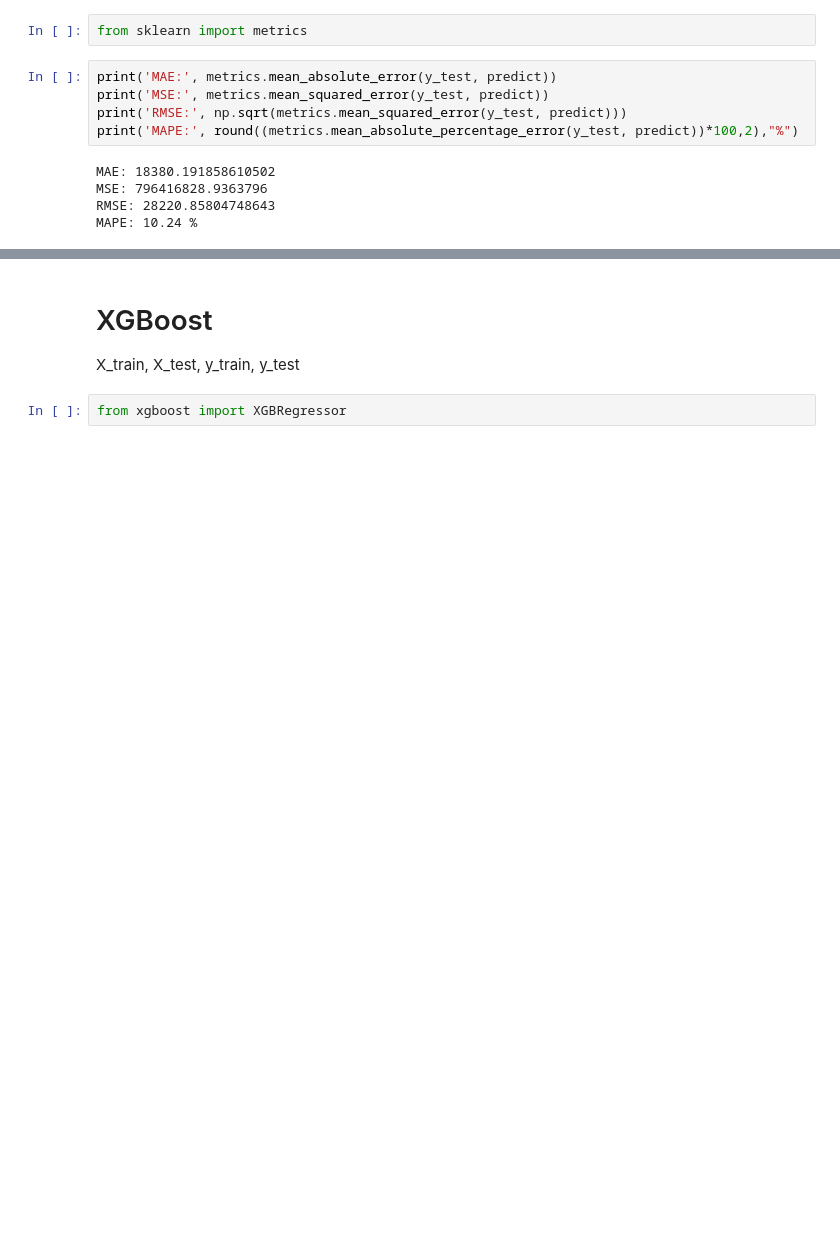
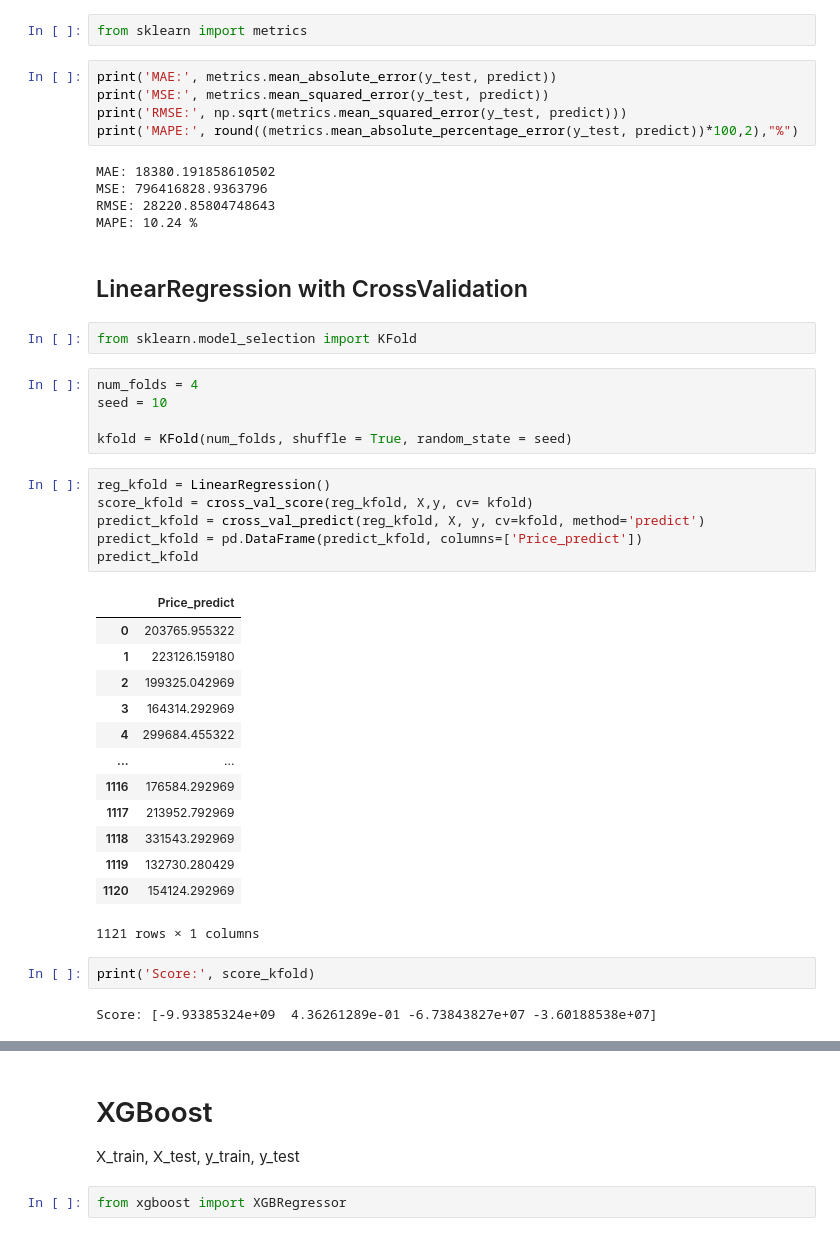
Before and after one commit to ptg1995/kaggle_predict_price_houses, a Jupyter notebook: price houses analisys.ipynb, the cells around one changed output, grey strips where cells are left out. Drawn from its saved outputs; the diff is of its cells as text; blank space fills up the shorter version.

```diff
--- a/price houses analisys.ipynb
+++ b/price houses analisys.ipynb
@@ -208,3 +216,36 @@ MAE: 18380.191858610502
 MSE: 796416828.9363796
 RMSE: 28220.85804748643
 MAPE: 10.24 %
+# %% [markdown]
+## LinearRegression with CrossValidation
+# %%
+from sklearn.model_selection import KFold
+# %%
+num_folds = 4
+seed = 10
+
+kfold = KFold(num_folds, shuffle = True, random_state = seed)
+# %%
+reg_kfold = LinearRegression()
+score_kfold = cross_val_score(reg_kfold, X,y, cv= kfold)
+predict_kfold = cross_val_predict(reg_kfold, X, y, cv=kfold, method='predict')
+predict_kfold = pd.DataFrame(predict_kfold, columns=['Price_predict'])
+predict_kfold
+# %% [output]
+|  | Price_predict |
+| 0 | 203765.955322 |
+| 1 | 223126.159180 |
+| 2 | 199325.042969 |
+| 3 | 164314.292969 |
+| 4 | 299684.455322 |
+| ... | ... |
+| 1116 | 176584.292969 |
+| 1117 | 213952.792969 |
+| 1118 | 331543.292969 |
+| 1119 | 132730.280429 |
+| 1120 | 154124.292969 |
+1121 rows × 1 columns
+# %%
+print('Score:', score_kfold)
+# %% [output]
+Score: [-9.93385324e+09  4.36261289e-01 -6.73843827e+07 -3.60188538e+07]
```
Also changed, not shown: parts of 15 cells of this notebook.
